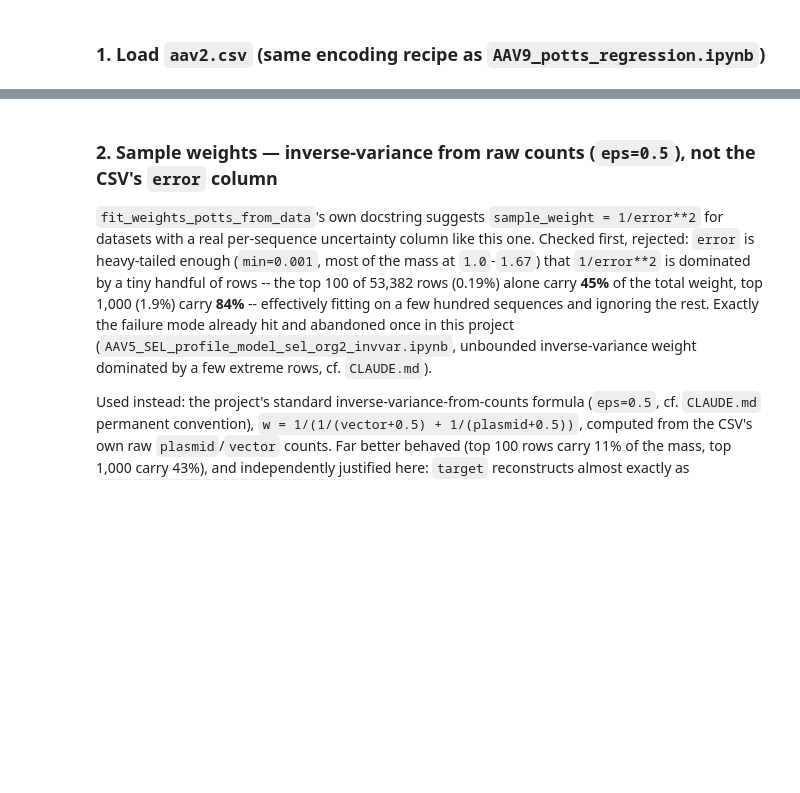
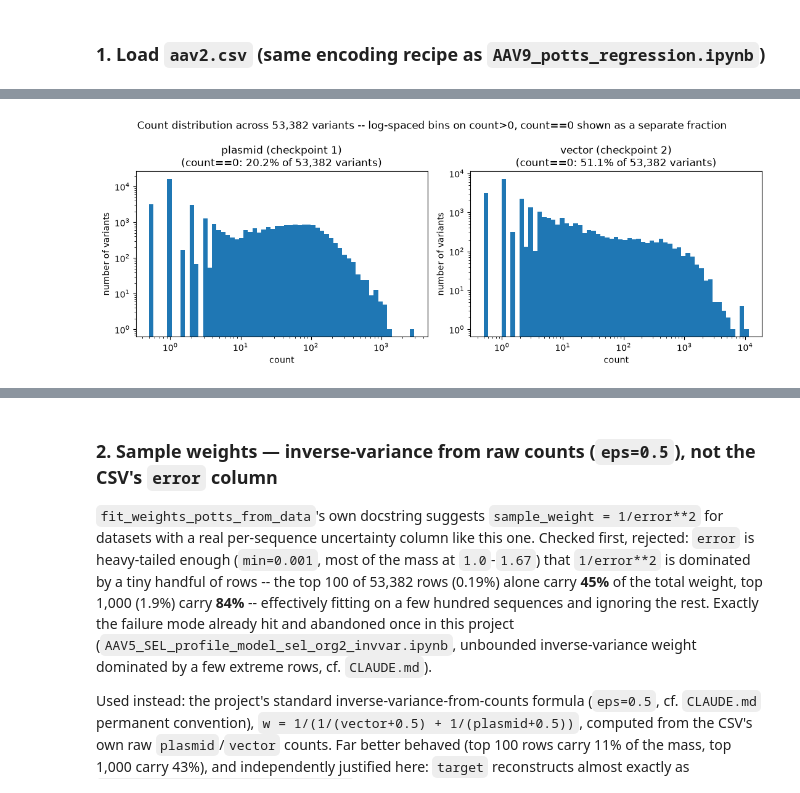
Before and after one commit to merlin-cc/Directed-Evolution-loop, a Jupyter notebook: Modelization_V2/notebooks/notebooks/AAVs dataset/AAV2/obsolete_dense_matrix_potts_regression/AAV2_potts_regression.ipynb, the cells around one changed output, grey strips where cells are left out. Drawn from its saved outputs; the diff is of its cells as text; code cells hidden in the pictures; blank space fills up the shorter version.

```diff
--- a/Modelization_V2/notebooks/notebooks/AAVs dataset/AAV2/obsolete_dense_matrix_potts_regression/AAV2_potts_regression.ipynb
+++ b/Modelization_V2/notebooks/notebooks/AAVs dataset/AAV2/obsolete_dense_matrix_potts_regression/AAV2_potts_regression.ipynb
@@ -82,0 +99,22 @@ print(f"error column: {'constant' if df['error'].nunique() == 1 else 'variable'}
+# %%
+def plot_count_histogram(ax, counts, label, n_bins=60):
+    counts = np.asarray(counts, dtype=np.float64)
+    zero_frac = float((counts == 0).mean())
+    positive = counts[counts > 0]
+    bins = np.logspace(np.log10(positive.min()), np.log10(positive.max()), n_bins)
+    hist, edges = np.histogram(positive, bins=bins)
+    ax.bar(edges[:-1], hist, width=np.diff(edges), align="edge")
+    ax.set_xscale("log")
+    ax.set_yscale("log")
+    ax.set_xlabel("count")
+    ax.set_ylabel("number of variants")
+    ax.set_title(f"{label}\n(count==0: {zero_frac:.1%} of {len(counts):,} variants)")
+
+fig, axes = plt.subplots(1, 2, figsize=(11, 4.2))
+plot_count_histogram(axes[0], df["plasmid"].to_numpy(dtype=np.float64), "plasmid (checkpoint 1)")
+plot_count_histogram(axes[1], df["vector"].to_numpy(dtype=np.float64), "vector (checkpoint 2)")
+fig.suptitle(f"Count distribution across {len(df):,} variants -- log-spaced bins on count>0, count==0 shown as a separate fraction")
+fig.tight_layout()
+plt.show()
+# %% [output]
+[figure, added]
```
Also changed, not shown: parts of 67 cells of this notebook, 24 other files.
